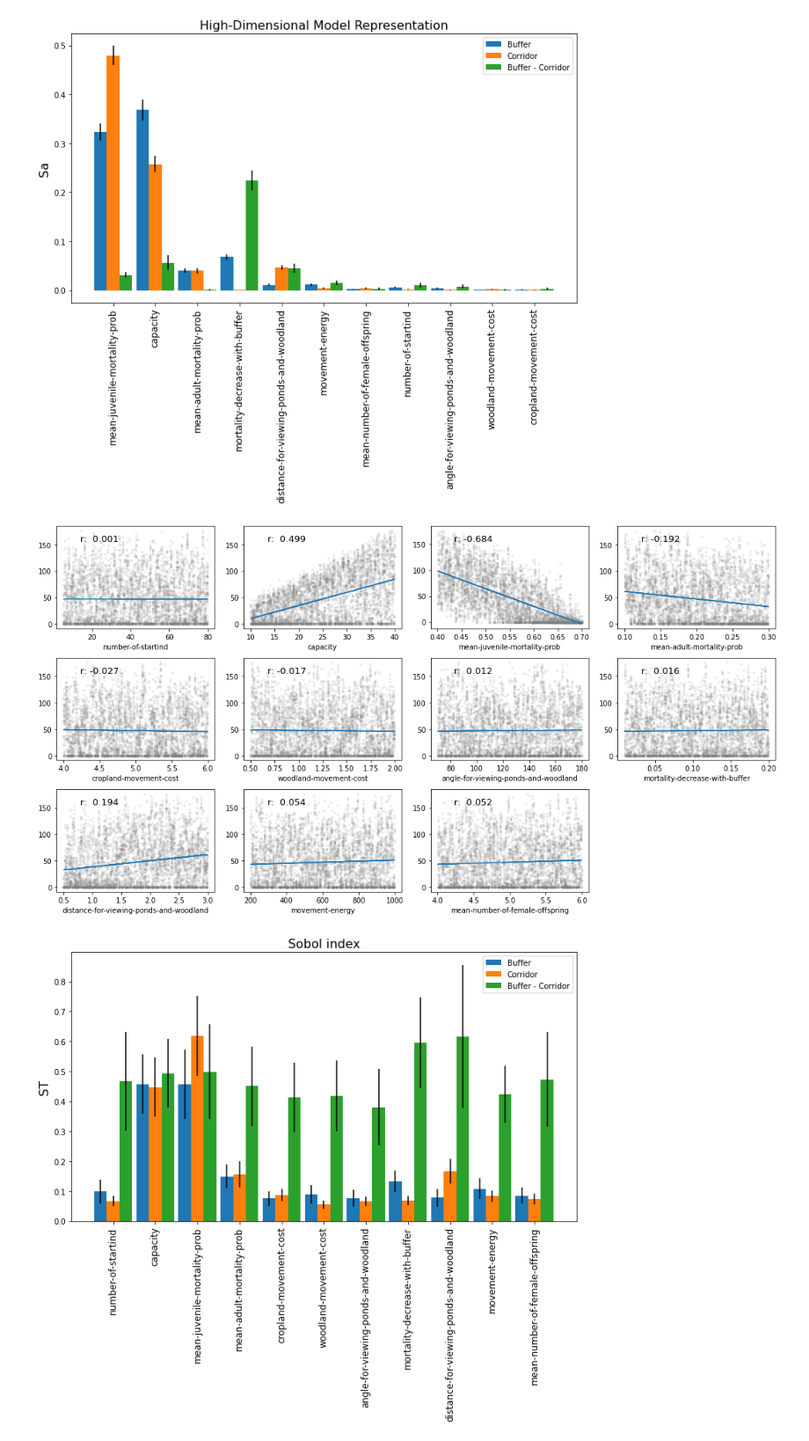
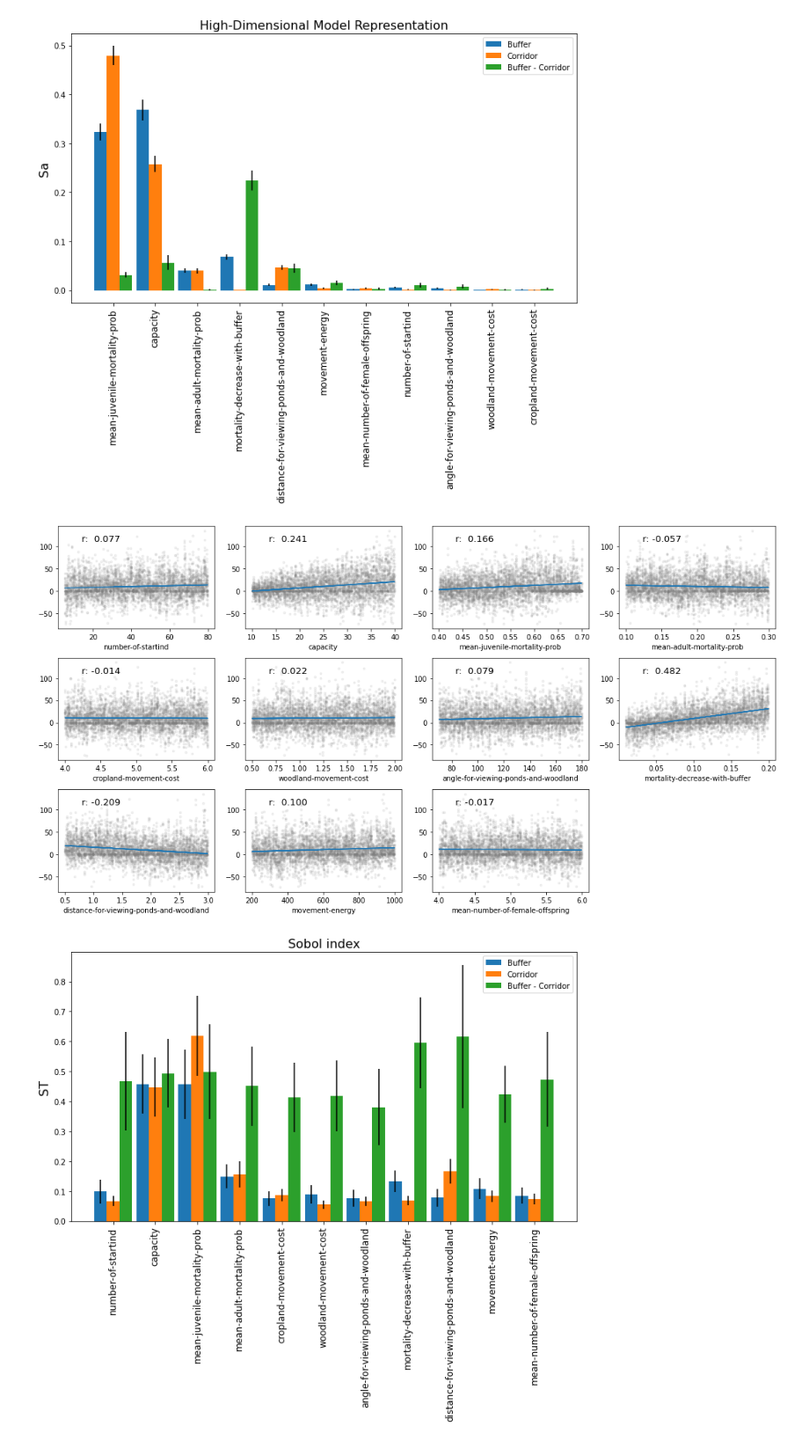
Before and after one commit to FelixNoessler/Buffers-or-corridors-for-great-crested-newts, a Jupyter notebook: model analysis/sensitivity_analysis/4800runs_11parameter/scripts/sensitivity.ipynb, the cells around one changed output. Shown at 88% size. Drawn from its saved outputs; the diff is of its cells as text; code cells hidden in the pictures.

```diff
--- a/model analysis/sensitivity_analysis/4800runs_11parameter/scripts/sensitivity.ipynb
+++ b/model analysis/sensitivity_analysis/4800runs_11parameter/scripts/sensitivity.ipynb
@@ -102,28 +102,28 @@ plt.savefig('../results/hdmr.svg');
 # %%
 plt.figure(figsize=(15,8))
 
-scenario = 'corridor'
+scenario = 'diff' # newts_corridor, newts_buffer
 
-y = results[f'newts_{scenario}']
+y = results[f'{scenario}']
 for i in range(11):
     plt.subplot(3,4,i+1)
     plt.xlabel(problem['names'][i])
 
     x = param_values.iloc[:,i]
     plt.plot(x,y, '.', alpha=0.1, color='gray')
 
     coef = np.polyfit(x,y,1)
     poly1d_fn = np.poly1d(coef)
     plt.plot(x, poly1d_fn(x), '-')
 
     pearson = scipy.stats.pearsonr(x, y)
     plt.annotate("r: {:6.3f}".format(pearson[0]), xy=(0.15, 0.85), xycoords='axes fraction',fontsize=13)
     #print(pearson[1])
 
 plt.tight_layout()
 plt.savefig(f'../results/corr_{scenario}.png')
 # %% [output]
-[figure, old version]
+[figure, new version]
 # %%
 y = results['newts_buffer'].values
 Si_buffer = sobol.analyze(problem, y, calc_second_order=True, print_to_console=False)
```
Also changed, not shown: 6 other files.
